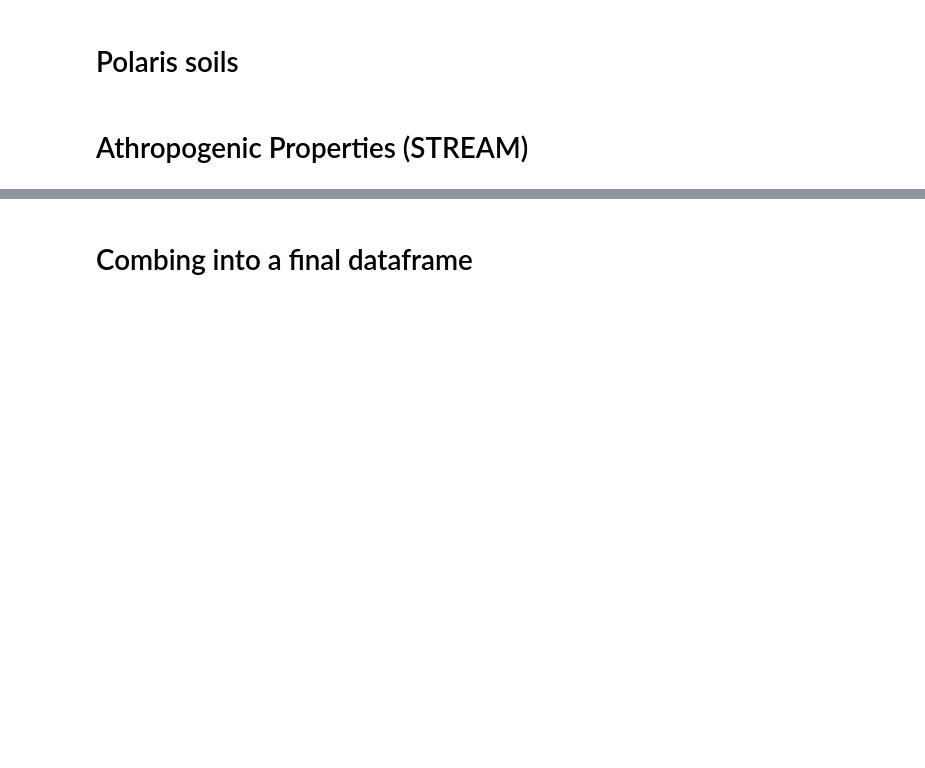
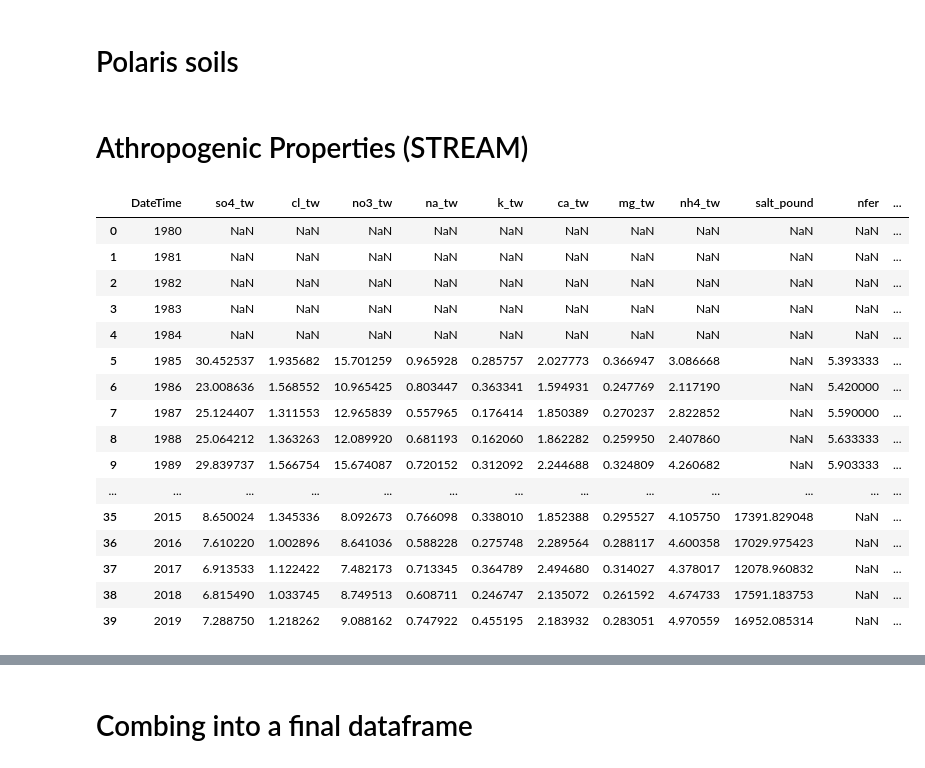
Before and after one commit to danykakbyrnes/STREAM_seasonality, a Jupyter notebook: data_compiling.ipynb, the cells around one changed output, grey strips where cells are left out. Drawn from its saved outputs; the diff is of its cells as text; code cells hidden in the pictures; blank space fills up the shorter version.

Commit message:
updating script to include the new dynamic anthropogenic datasets

```diff
--- a/data_compiling.ipynb
+++ b/data_compiling.ipynb
@@ -381,3 +327,27 @@ soil_df = soil_df.merge(om_soils)
 soil_df.shape
 # %% [markdown]
 # Athropogenic Properties (STREAM)
+# %%
+site = 'STREAM-gauge-2891'
+anthropogenic_filepath = INPUT_filepath+"07_dynamic_anthropogenic"
+
+anth_df = pd.read_csv(site_anth_filepath)
+anth_df.head(40)
+# %% [output]
+|  | DateTime | so4_tw | cl_tw | no3_tw | na_tw | k_tw | ca_tw | mg_tw | nh4_tw | salt_pound | nfer | ... |
+| 0 | 1980 | NaN | NaN | NaN | NaN | NaN | NaN | NaN | NaN | NaN | NaN | ... |
+| 1 | 1981 | NaN | NaN | NaN | NaN | NaN | NaN | NaN | NaN | NaN | NaN | ... |
+| 2 | 1982 | NaN | NaN | NaN | NaN | NaN | NaN | NaN | NaN | NaN | NaN | ... |
+| 3 | 1983 | NaN | NaN | NaN | NaN | NaN | NaN | NaN | NaN | NaN | NaN | ... |
+| 4 | 1984 | NaN | NaN | NaN | NaN | NaN | NaN | NaN | NaN | NaN | NaN | ... |
+| 5 | 1985 | 30.452537 | 1.935682 | 15.701259 | 0.965928 | 0.285757 | 2.027773 | 0.366947 | 3.086668 | NaN | 5.393333 | ... |
+| 6 | 1986 | 23.008636 | 1.568552 | 10.965425 | 0.803447 | 0.363341 | 1.594931 | 0.247769 | 2.117190 | NaN | 5.420000 | ... |
+| 7 | 1987 | 25.124407 | 1.311553 | 12.965839 | 0.557965 | 0.176414 | 1.850389 | 0.270237 | 2.822852 | NaN | 5.590000 | ... |
+| 8 | 1988 | 25.064212 | 1.363263 | 12.089920 | 0.681193 | 0.162060 | 1.862282 | 0.259950 | 2.407860 | NaN | 5.633333 | ... |
+| 9 | 1989 | 29.839737 | 1.566754 | 15.674087 | 0.720152 | 0.312092 | 2.244688 | 0.324809 | 4.260682 | NaN | 5.903333 | ... |
+| ... | ... | ... | ... | ... | ... | ... | ... | ... | ... | ... | ... | ... |
+| 35 | 2015 | 8.650024 | 1.345336 | 8.092673 | 0.766098 | 0.338010 | 1.852388 | 0.295527 | 4.105750 | 17391.829048 | NaN | ... |
+| 36 | 2016 | 7.610220 | 1.002896 | 8.641036 | 0.588228 | 0.275748 | 2.289564 | 0.288117 | 4.600358 | 17029.975423 | NaN | ... |
+| 37 | 2017 | 6.913533 | 1.122422 | 7.482173 | 0.713345 | 0.364789 | 2.494680 | 0.314027 | 4.378017 | 12078.960832 | NaN | ... |
+| 38 | 2018 | 6.815490 | 1.033745 | 8.749513 | 0.608711 | 0.246747 | 2.135072 | 0.261592 | 4.674733 | 17591.183753 | NaN | ... |
+| 39 | 2019 | 7.288750 | 1.218262 | 9.088162 | 0.747922 | 0.455195 | 2.183932 | 0.283051 | 4.970559 | 16952.085314 | NaN | ... |
```
Also changed, not shown: parts of 5 cells of this notebook, 1 other file.
